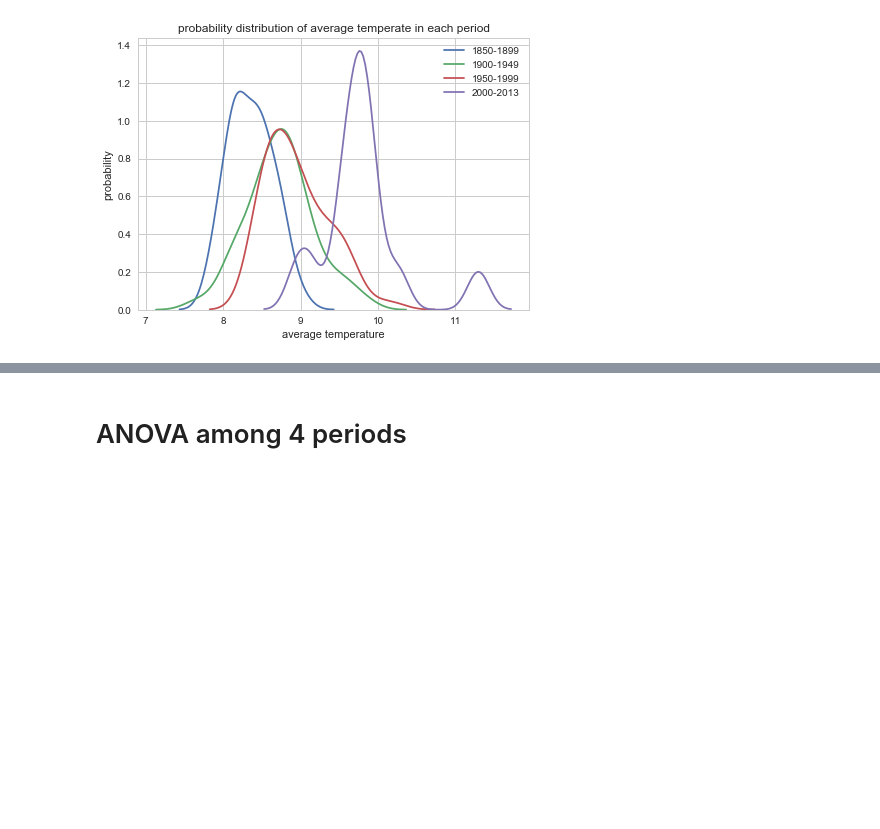
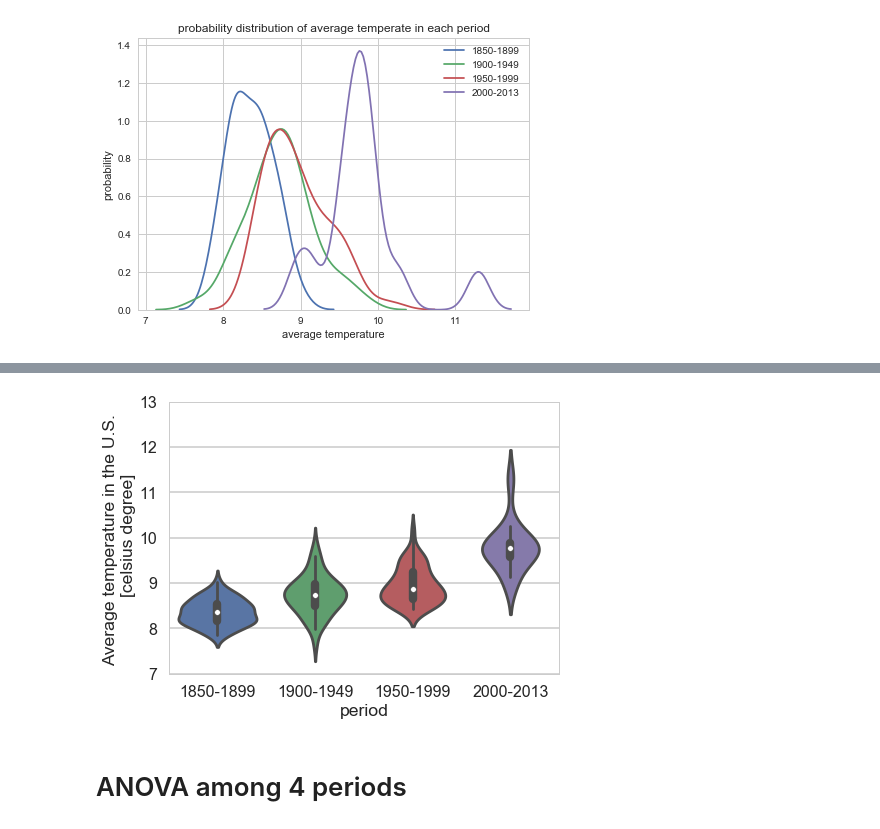
Before and after one commit to tkino15/IN290_final_project, a Jupyter notebook: temp_anova_multicomp.ipynb, the cells around one changed output, grey strips where cells are left out. Saved outputs shown, nothing was run; the diff lists cells and outputs as text; code cells hidden in the pictures; blank space fills up the shorter version.

```diff
--- a/temp_anova_multicomp.ipynb
+++ b/temp_anova_multicomp.ipynb
@@ -212,3 +228,13 @@ sns.violinplot("period", "ave_temp", data=temp_us_1850_df, ax=ax[1])
+# %%
+fig,ax = plt.subplots(figsize = (7,5))
+
+sns.violinplot("period", "ave_temp", data=temp_us_1850_df, ax=ax)
+ax.set_ylim(7,13)
+ax.set_ylabel("Average temperature in the U.S. \n [celsius degree]")
+
+fig.savefig("figure/biolin_50_years.png", dpi=300)
+# %% [output]
+[figure, added]
 # %% [markdown]
 # ANOVA among 4 periods
 # %%
```
Also changed, not shown: parts of 6 cells of this notebook, 15 other files.
